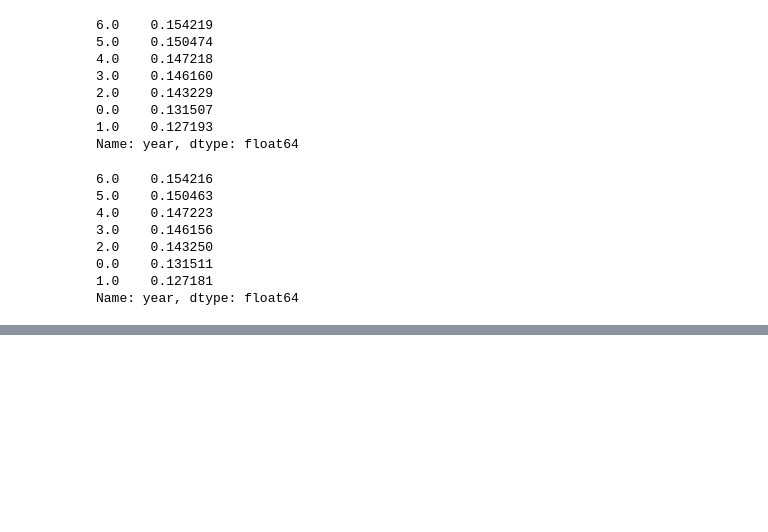
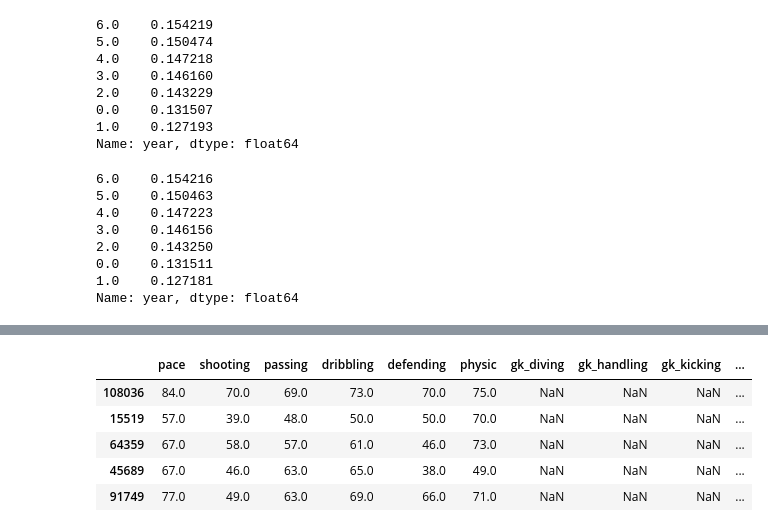
Before and after one commit to danielpimen/Fifa_Model, a Jupyter notebook: Model.ipynb, the cells around one changed output, grey strips where cells are left out. Saved outputs shown, nothing was run; the diff lists cells and outputs as text; code cells hidden in the pictures; blank space fills up the shorter version.

```diff
--- a/Model.ipynb
+++ b/Model.ipynb
@@ -180,0 +195,15 @@ Name: year, dtype: float64
+# %%
+##Drop Label from training set
+fifa_df = strat_train_set.drop("wage_eur", axis=1)
+wage_labels = strat_train_set["wage_eur"].copy()
+# %%
+##Check for missing values
+sample_incomplete_rows = fifa_df[fifa_df.isnull().any(axis=1)].head()
+sample_incomplete_rows
+# %% [output]
+|  | pace | shooting | passing | dribbling | defending | physic | gk_diving | gk_handling | gk_kicking | ... |
+| 108036 | 84.0 | 70.0 | 69.0 | 73.0 | 70.0 | 75.0 | NaN | NaN | NaN | ... |
+| 15519 | 57.0 | 39.0 | 48.0 | 50.0 | 50.0 | 70.0 | NaN | NaN | NaN | ... |
+| 64359 | 67.0 | 58.0 | 57.0 | 61.0 | 46.0 | 73.0 | NaN | NaN | NaN | ... |
+| 45689 | 67.0 | 46.0 | 63.0 | 65.0 | 38.0 | 49.0 | NaN | NaN | NaN | ... |
+| 91749 | 77.0 | 49.0 | 63.0 | 69.0 | 66.0 | 71.0 | NaN | NaN | NaN | ... |
```
Also changed, not shown: parts of 16 cells of this notebook.
